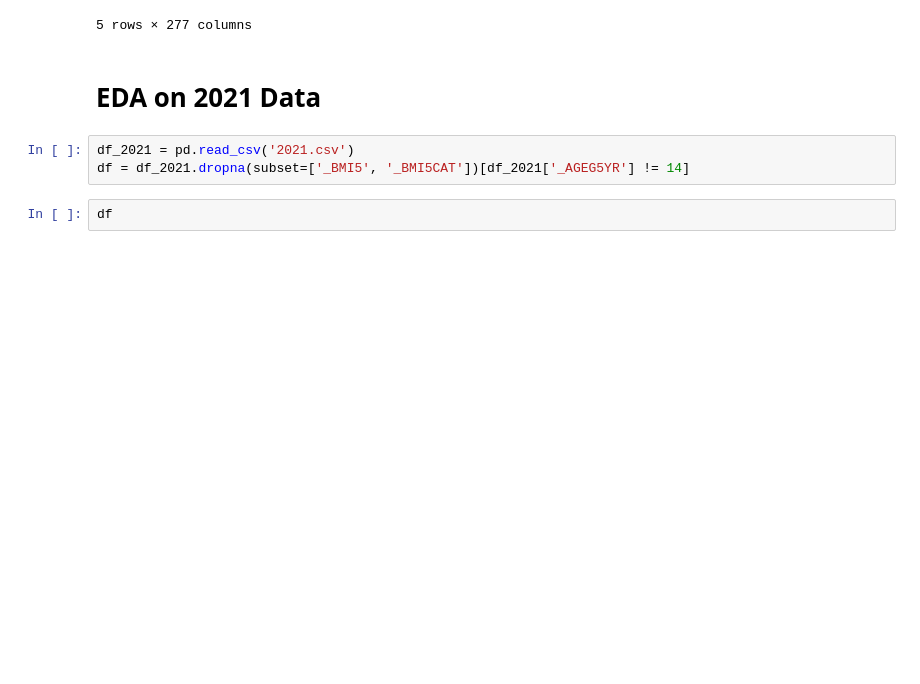
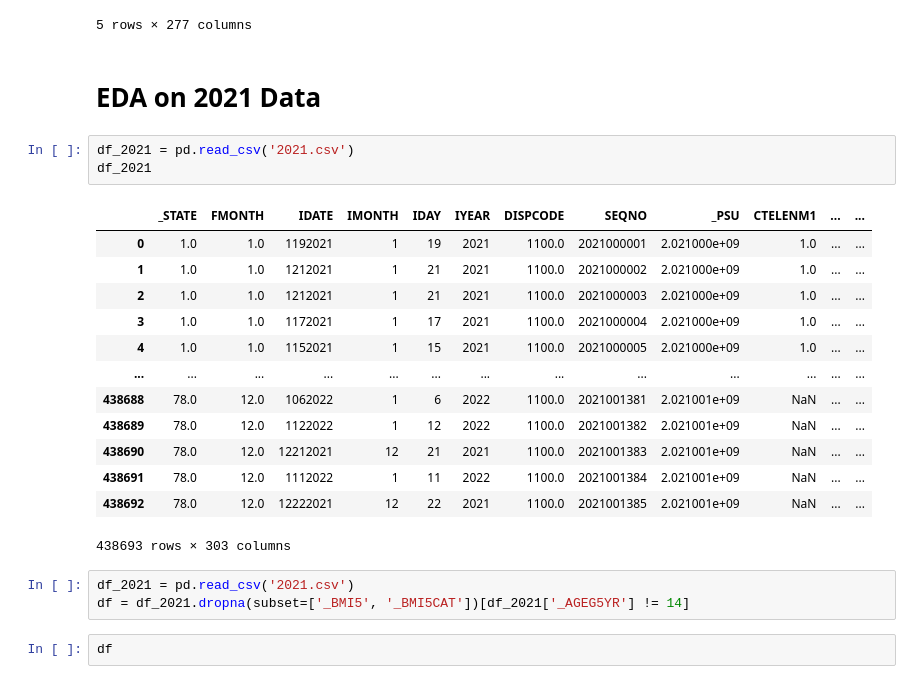
Before and after one commit to laurenc8/ds4a-obesity, a Jupyter notebook: Lauren_EDA.ipynb, the cells around one changed output. Drawn from its saved outputs; the diff is of its cells as text; blank space fills up the shorter version.

```diff
--- a/Lauren_EDA.ipynb
+++ b/Lauren_EDA.ipynb
@@ -34,6 +34,23 @@ import matplotlib.pyplot as plt
 5 rows × 277 columns
 # %% [markdown]
 # EDA on 2021 Data
+# %%
+df_2021 = pd.read_csv('2021.csv')
+df_2021
+# %% [output]
+|  | _STATE | FMONTH | IDATE | IMONTH | IDAY | IYEAR | DISPCODE | SEQNO | _PSU | CTELENM1 | ... | ... |
+| 0 | 1.0 | 1.0 | 1192021 | 1 | 19 | 2021 | 1100.0 | 2021000001 | 2.021000e+09 | 1.0 | ... | ... |
+| 1 | 1.0 | 1.0 | 1212021 | 1 | 21 | 2021 | 1100.0 | 2021000002 | 2.021000e+09 | 1.0 | ... | ... |
+| 2 | 1.0 | 1.0 | 1212021 | 1 | 21 | 2021 | 1100.0 | 2021000003 | 2.021000e+09 | 1.0 | ... | ... |
+| 3 | 1.0 | 1.0 | 1172021 | 1 | 17 | 2021 | 1100.0 | 2021000004 | 2.021000e+09 | 1.0 | ... | ... |
+| 4 | 1.0 | 1.0 | 1152021 | 1 | 15 | 2021 | 1100.0 | 2021000005 | 2.021000e+09 | 1.0 | ... | ... |
+| ... | ... | ... | ... | ... | ... | ... | ... | ... | ... | ... | ... | ... |
+| 438688 | 78.0 | 12.0 | 1062022 | 1 | 6 | 2022 | 1100.0 | 2021001381 | 2.021001e+09 | NaN | ... | ... |
+| 438689 | 78.0 | 12.0 | 1122022 | 1 | 12 | 2022 | 1100.0 | 2021001382 | 2.021001e+09 | NaN | ... | ... |
+| 438690 | 78.0 | 12.0 | 12212021 | 12 | 21 | 2021 | 1100.0 | 2021001383 | 2.021001e+09 | NaN | ... | ... |
+| 438691 | 78.0 | 12.0 | 1112022 | 1 | 11 | 2022 | 1100.0 | 2021001384 | 2.021001e+09 | NaN | ... | ... |
+| 438692 | 78.0 | 12.0 | 12222021 | 12 | 22 | 2021 | 1100.0 | 2021001385 | 2.021001e+09 | NaN | ... | ... |
+438693 rows × 303 columns
 # %%
 df_2021 = pd.read_csv('2021.csv')
 df = df_2021.dropna(subset=['_BMI5', '_BMI5CAT'])[df_2021['_AGEG5YR'] != 14]
```
Also changed, not shown: parts of 22 cells of this notebook.
